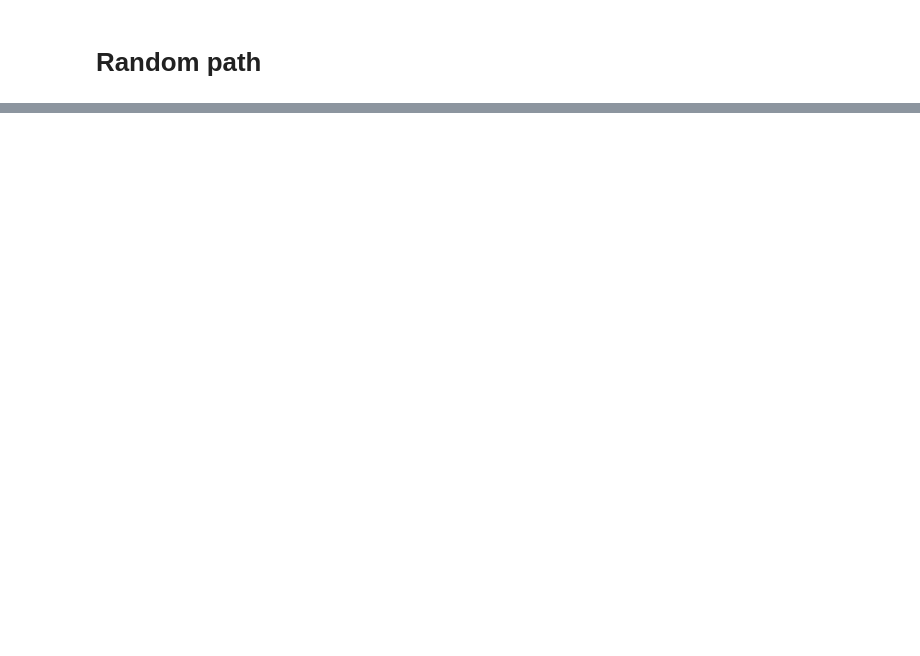
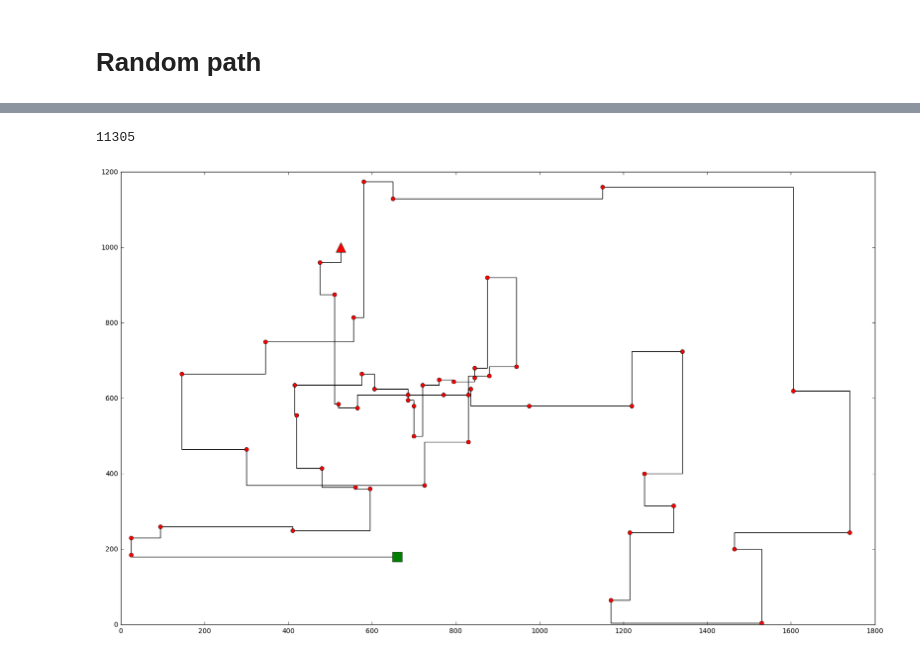
Before and after one commit to egorbunov/spbau, a Jupyter notebook: ml/hw03/hw3_genetic.ipynb, the cells around one changed output, grey strips where cells are left out. Saved outputs shown, nothing was run; the diff lists cells and outputs as text; code cells hidden in the pictures; blank space fills up the shorter version.

```diff
--- a/ml/hw03/hw3_genetic.ipynb
+++ b/ml/hw03/hw3_genetic.ipynb
@@ -17,0 +99,45 @@ def get_random_path():
+# %%
+def do_annealing(X, Y, T):
+    def swap(i, j):
+        X[i], X[j] = X[j], X[i]
+        Y[i], Y[j] = Y[j], Y[i]
+    dist = manhattan_length(X, Y)
+    while T > 1:
+        all_dists = []
+        for i in range(len(X)):
+            for j in range(len(Y)):
+                if i == j:
+                    continue
+                swap(i, j)
+                all_dists.append(manhattan_length(X, Y))
+                swap(i, j)
+        all_dists = np.array(all_dists)
+        tmp = np.exp(-(all_dists - dist) / T)
+        summ = tmp.sum()
+        probs = [tmp[i] / summ for i in range(len(tmp))]
+        swaps = [(i, j) for i in range(len(X)) for j in range(len(X)) if i != j]
+        swaps.insert(0, [])
+        n_swaps = np.array(swaps, object)
+        n_swaps = np.delete(n_swaps, 0)
+        i, j = np.random.choice(n_swaps, p=probs)
+        swap(i, j)
+        new_dist = manhattan_length(X, Y)
+        if new_dist > dist:
+            pr = np.exp(-(new_dist - dist) / T)
+            if np.random.binomial(n=1, p=pr) == 0:
+                swap(i, j)
+            else:
+                dist = new_dist
+        else:
+            dist = new_dist
+        T *= 0.99
+    return X, Y, dist
+# %%
+X, Y = get_random_path()
+ansX, ansY, score = do_annealing(X, Y, T=100)
+# %%
+print(score)
+plot_path(ansX, ansY)
+# %% [output]
+11305
+[figure, added]
```
Also changed, not shown: parts of 10 cells of this notebook.
